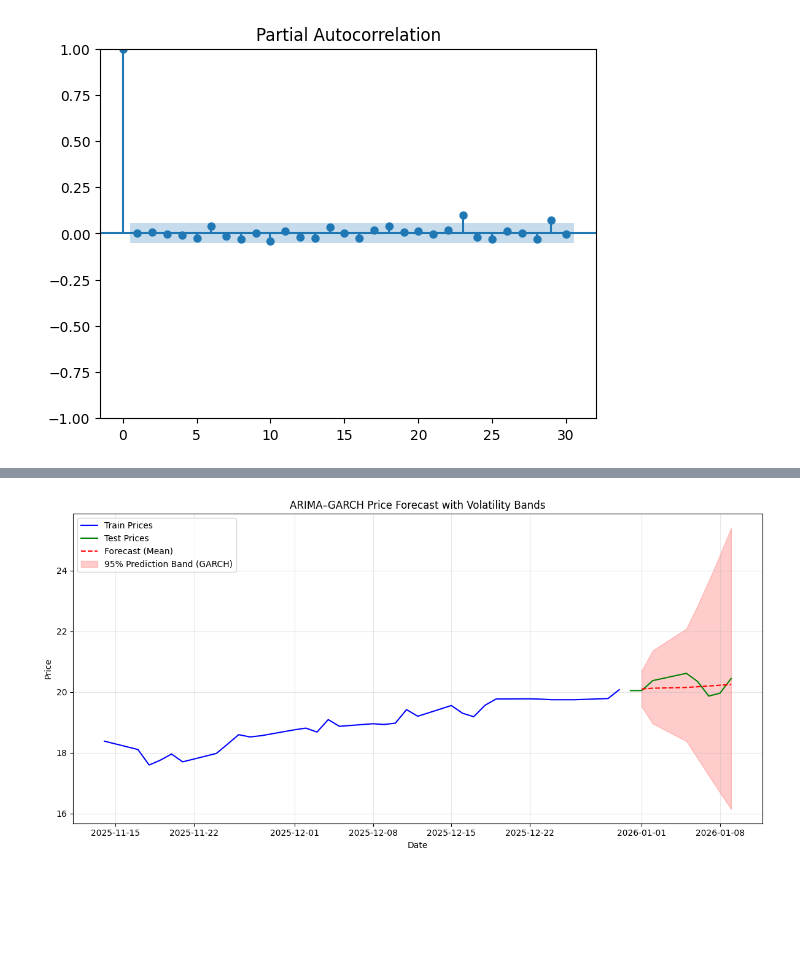
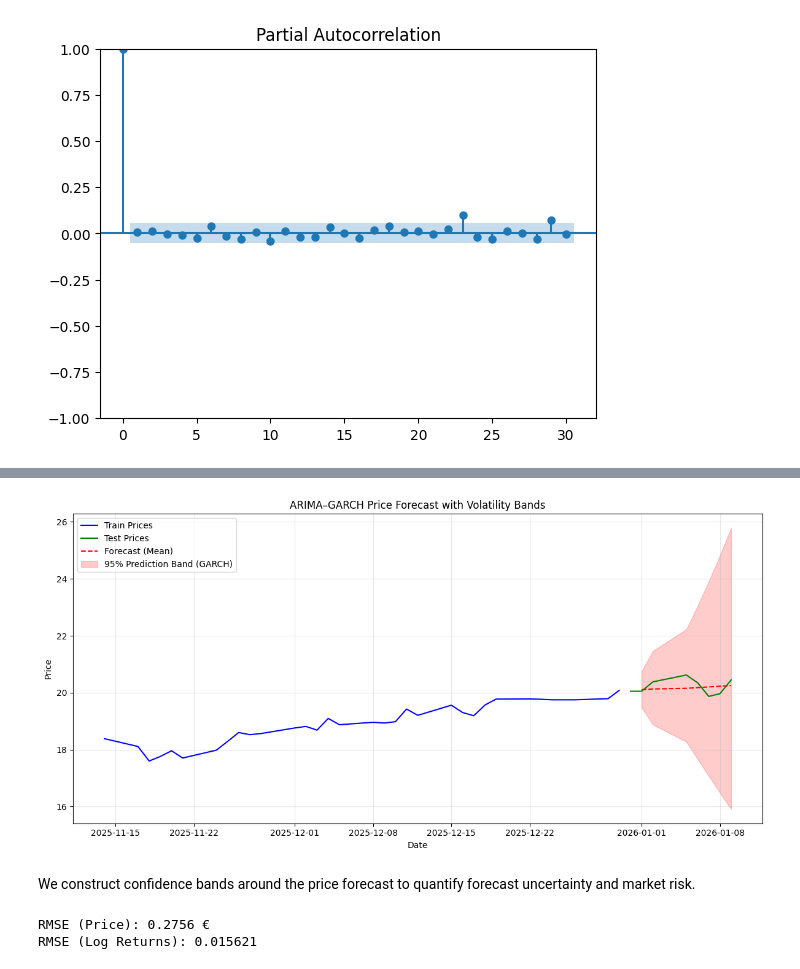
Before and after one commit to alexhayadela/10tothe6_TFG_2025_AlexDeLaHaya, a Jupyter notebook: models/garch/log_returns.ipynb, the cells around one changed output, grey strips where cells are left out. Drawn from its saved outputs; the diff is of its cells as text; code cells hidden in the pictures; blank space fills up the shorter version.

```diff
--- a/models/garch/log_returns.ipynb
+++ b/models/garch/log_returns.ipynb
@@ -228,12 +145,12 @@ zoom_window = 33
 # %%
-
+train_scaled = train * 100
 garch = arch_model(
-    train,
-    mean='Constant',
+    train_scaled,
+    mean='Zero',        # ARIMA -> GARCH
     vol='GARCH',
     p=1,
     q=1,
-    dist='normal'
+    dist='skewt'
 )
 
 garch_fit = garch.fit(disp="off")
@@ -249,8 +157,10 @@ model or by setting rescale=False.
 # %%
-horizon = len(test)
+garch_forecast = garch_fit.forecast(horizon=len(test))
 
-garch_forecast = garch_fit.forecast(horizon=horizon)
+variance_fc = garch_forecast.variance.iloc[-1]
+sigma_fc = np.sqrt(variance_fc)/100
 
-# Varianza y volatilidad
-variance_fc = garch_forecast.variance.iloc[-1]
-sigma_fc = np.sqrt(variance_fc)
+z = 1.96  # 95%
+ret_mean = forecast
+ret_upper = forecast + z * sigma_fc.values
+ret_lower = forecast - z * sigma_fc.values
@@ -271,4 +167,15 @@ price_lower = last_train_price * np.exp(ret_lower.cumsum())
 # %%
+last_train_price = prices.iloc[train_size - 1]
+
+price_forecast = last_train_price * np.exp(ret_mean.cumsum())
+price_upper = last_train_price * np.exp(ret_upper.cumsum())
+price_lower = last_train_price * np.exp(ret_lower.cumsum())
+
+zoom_window = 33
+plot_start = train_size - zoom_window
+zoom_train_prices = prices.iloc[plot_start:train_size]
+zoom_test_prices = prices.iloc[train_size:]
+
 plt.figure(figsize=(12, 6))
 
 plt.plot(
@@ -283,31 +190,31 @@ plt.plot(
     zoom_test_prices,
     label="Test Prices",
     color="green"
 )
 
 plt.plot(
     price_forecast.index,
     price_forecast,
     label="Forecast (Mean)",
     color="red",
     linestyle="--"
 )
 
 plt.fill_between(
     price_forecast.index,
     price_lower,
     price_upper,
     color="red",
     alpha=0.2,
     label="95% Prediction Band (GARCH)"
 )
 
 plt.title("ARIMA–GARCH Price Forecast with Volatility Bands")
 plt.xlabel("Date")
 plt.ylabel("Price")
 plt.legend()
 plt.grid(alpha=0.3)
 plt.tight_layout()
 plt.show()
 # %% [output]
-[figure, old version]
+[figure, new version]
@@ -946,0 +221,11 @@ Aceptar todas
+# %% [markdown]
+We construct confidence bands around the price forecast to quantify forecast uncertainty and market risk.
+# %%
+rmse_price = np.sqrt(mean_squared_error(test_prices.iloc[1:], price_forecast))
+print(f"RMSE (Price): {rmse_price:.4f} €")
+
+rmse_return = np.sqrt(mean_squared_error(test, forecast))
+print(f"RMSE (Log Returns): {rmse_return:.6f}")
+# %% [output]
+RMSE (Price): 0.2756 €
+RMSE (Log Returns): 0.015621
```
Also changed, not shown: parts of 19 cells of this notebook, 15 other files.
